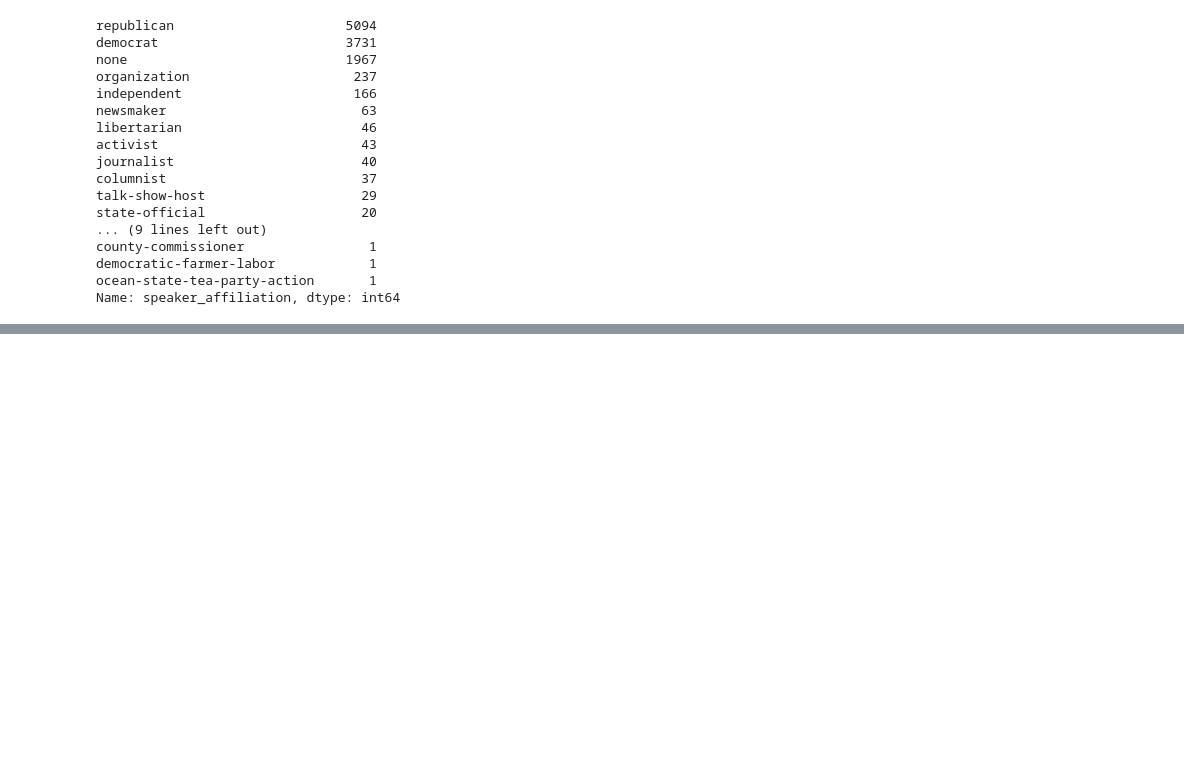
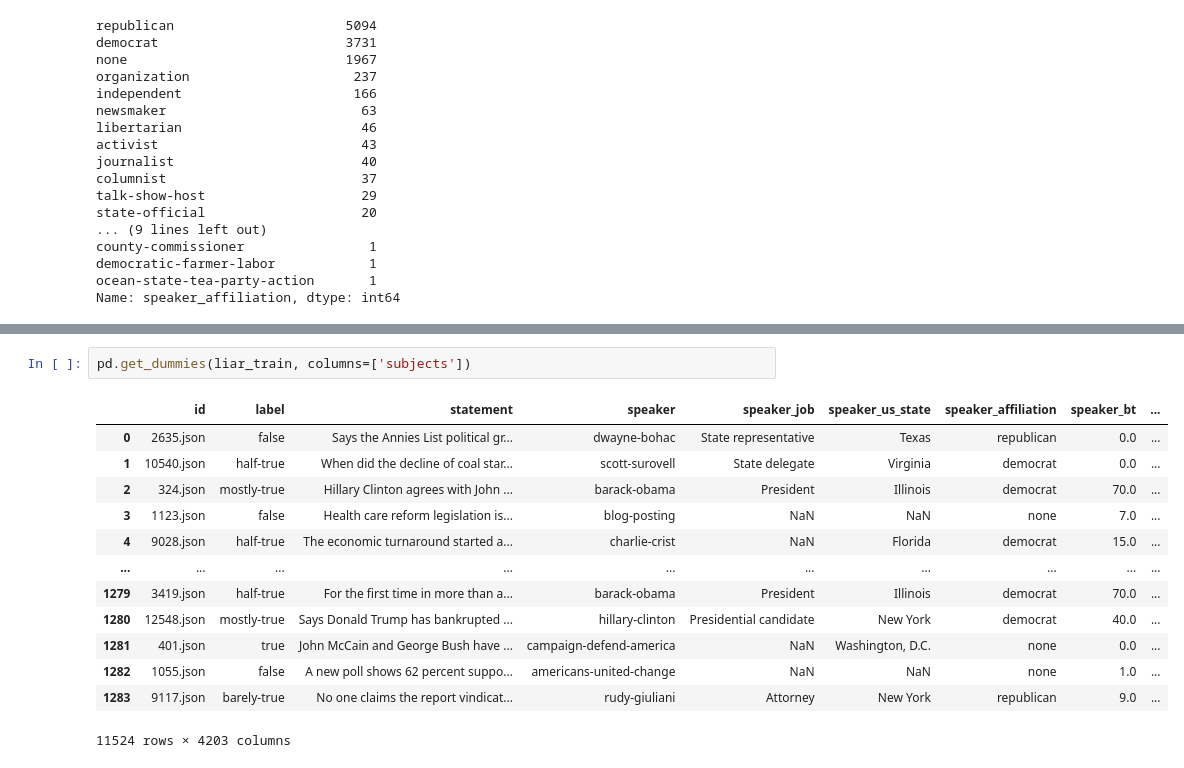
Before and after one commit to KunojiLym/metis_project_4, a Jupyter notebook: liar_eda.ipynb, the cells around one changed output, grey strips where cells are left out. Cells and saved outputs as stored; diff of their text form; blank space fills up the shorter version.

```diff
--- a/liar_eda.ipynb
+++ b/liar_eda.ipynb
@@ -114,0 +224,16 @@ plt.savefig('./image/liar_affiliations_dist.png');
+# %%
+pd.get_dummies(liar_train, columns=['subjects'])
+# %% [output]
+|  | id | label | statement | speaker | speaker_job | speaker_us_state | speaker_affiliation | speaker_bt | ... |
+| 0 | 2635.json | false | Says the Annies List political gr... | dwayne-bohac | State representative | Texas | republican | 0.0 | ... |
+| 1 | 10540.json | half-true | When did the decline of coal star... | scott-surovell | State delegate | Virginia | democrat | 0.0 | ... |
+| 2 | 324.json | mostly-true | Hillary Clinton agrees with John ... | barack-obama | President | Illinois | democrat | 70.0 | ... |
+| 3 | 1123.json | false | Health care reform legislation is... | blog-posting | NaN | NaN | none | 7.0 | ... |
+| 4 | 9028.json | half-true | The economic turnaround started a... | charlie-crist | NaN | Florida | democrat | 15.0 | ... |
+| ... | ... | ... | ... | ... | ... | ... | ... | ... | ... |
+| 1279 | 3419.json | half-true | For the first time in more than a... | barack-obama | President | Illinois | democrat | 70.0 | ... |
+| 1280 | 12548.json | mostly-true | Says Donald Trump has bankrupted ... | hillary-clinton | Presidential candidate | New York | democrat | 40.0 | ... |
+| 1281 | 401.json | true | John McCain and George Bush have ... | campaign-defend-america | NaN | Washington, D.C. | none | 0.0 | ... |
+| 1282 | 1055.json | false | A new poll shows 62 percent suppo... | americans-united-change | NaN | NaN | none | 1.0 | ... |
+| 1283 | 9117.json | barely-true | No one claims the report vindicat... | rudy-giuliani | Attorney | New York | republican | 9.0 | ... |
+11524 rows × 4203 columns
```
Also changed, not shown: parts of 14 cells of this notebook.
